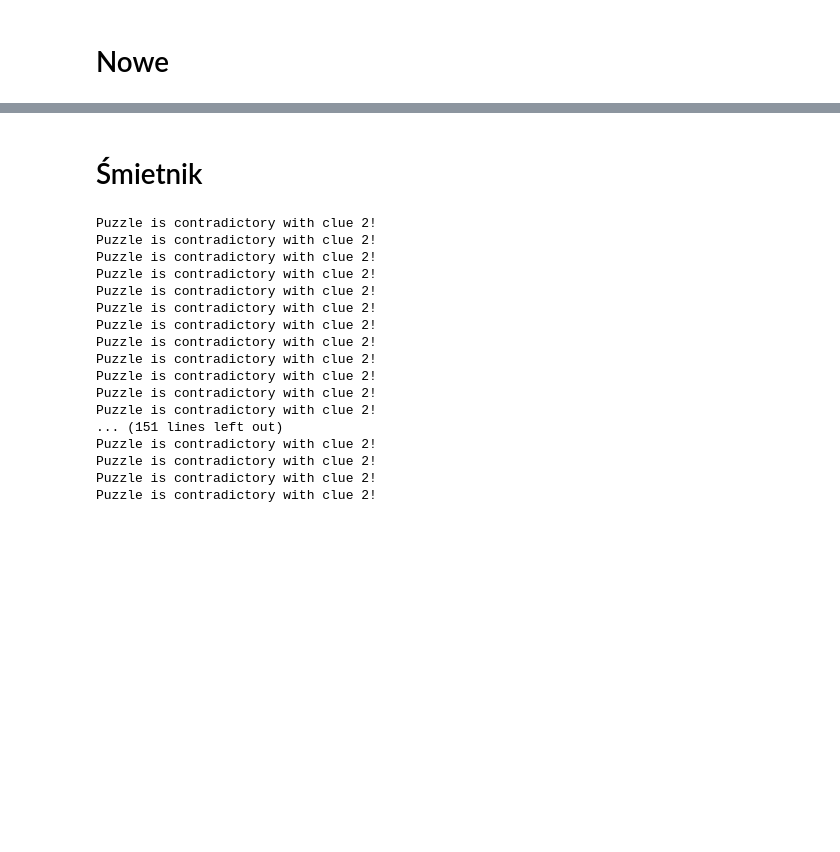
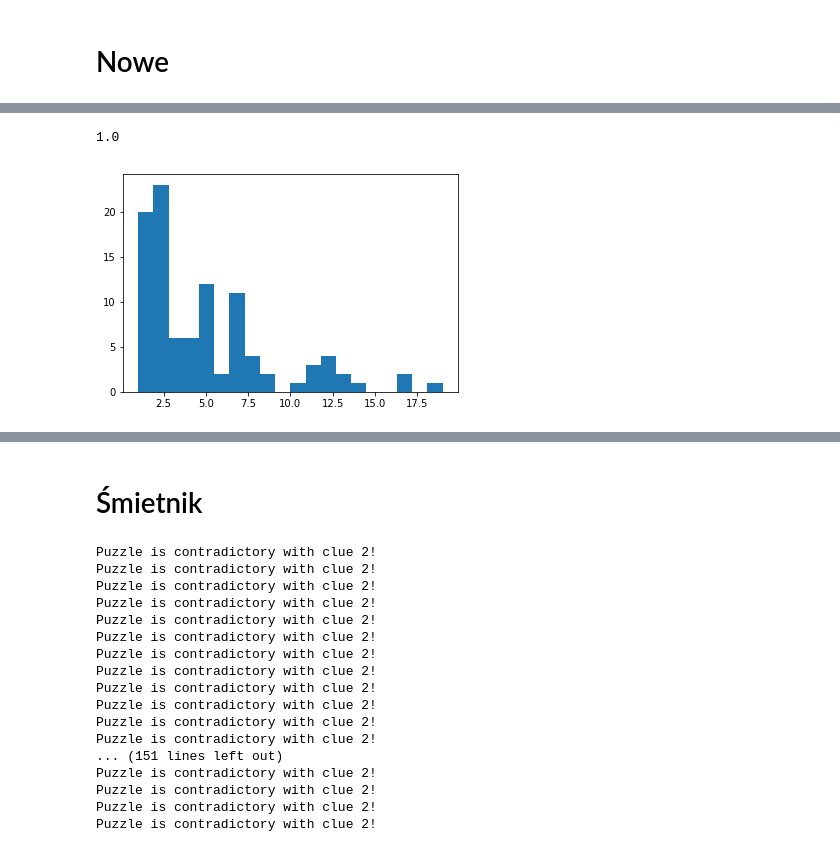
Before and after one commit to baneckik/logic_text_puzzles, a Jupyter notebook: first.ipynb, the cells around one changed output, grey strips where cells are left out. Drawn from its saved outputs; the diff is of its cells as text; code cells hidden in the pictures; blank space fills up the shorter version.

```diff
--- a/first.ipynb
+++ b/first.ipynb
@@ -103,0 +90,3 @@ c.save()
+# %%
+df = pd.read_csv("stats2_K4k5.csv")
+df.head()
@@ -103,0 +100,9 @@ c.save()
+# %%
+np.min(df.diff_post)
+# %% [output]
+1.0
+# %%
+plt.hist(df.diff_post, bins=20)
+plt.show()
+# %% [output]
+[figure, added]
```
Also changed, not shown: parts of 22 cells of this notebook.
